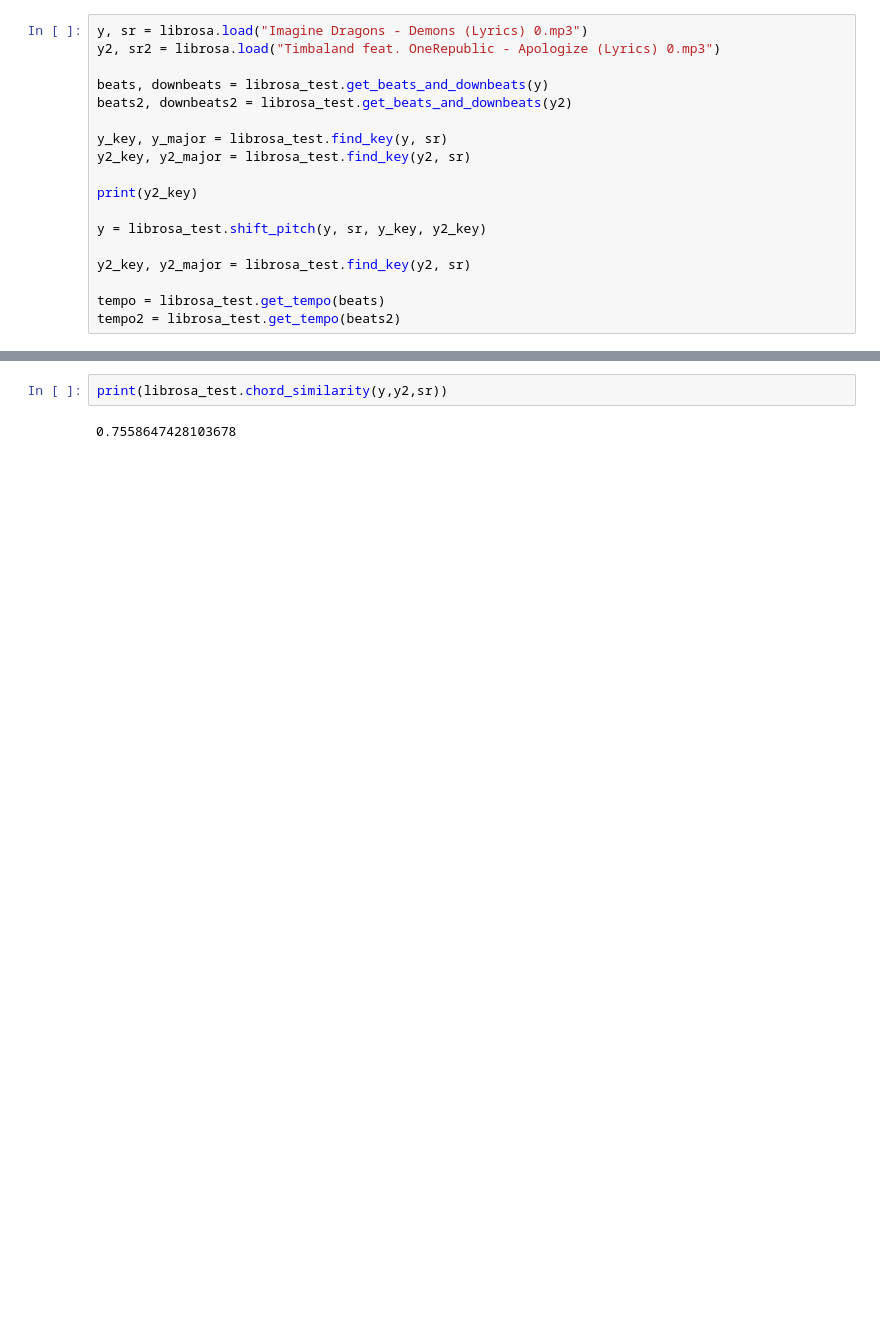
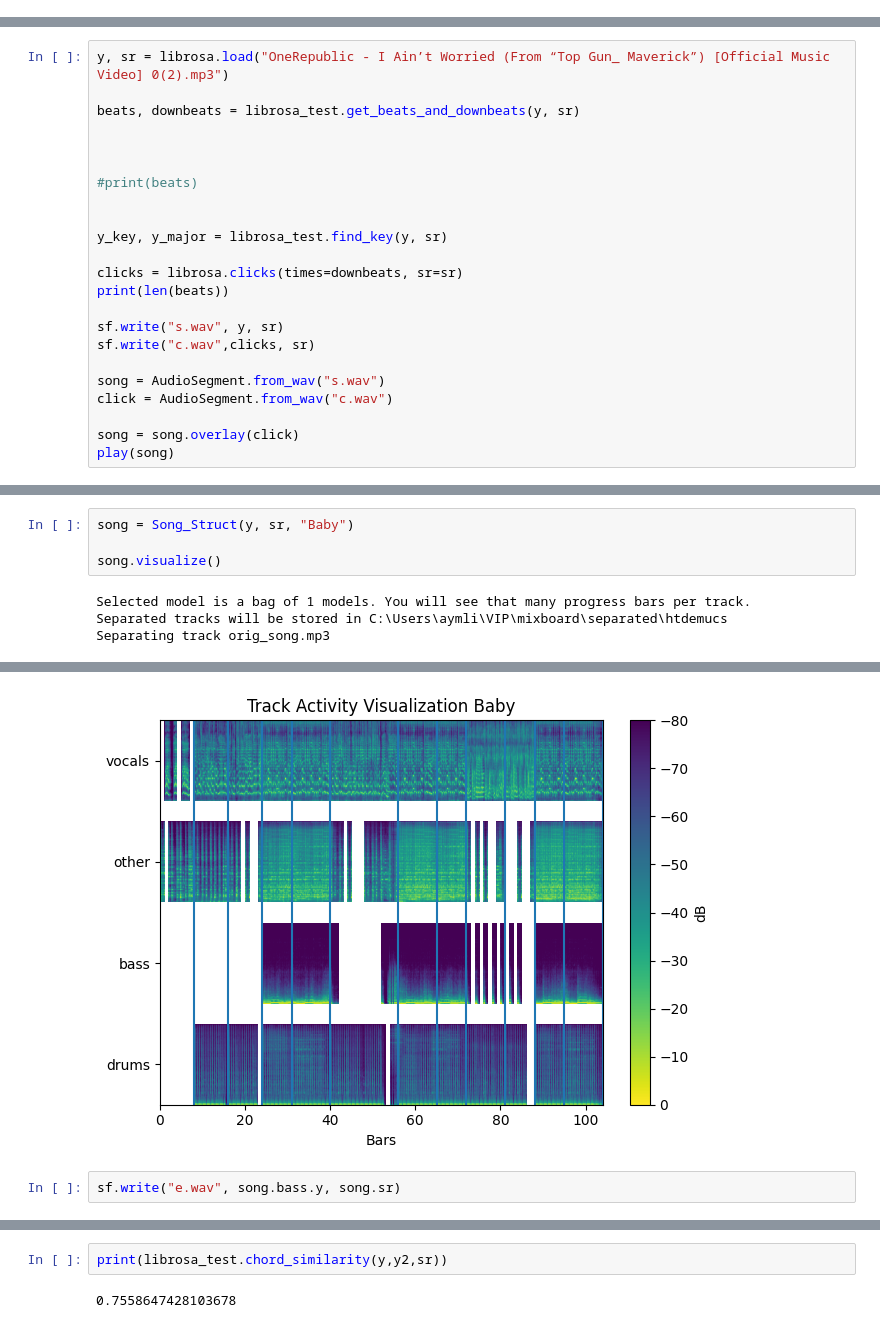
Before and after one commit to alliu7005/mixboard, a Jupyter notebook: test_chord_similarity.ipynb, the cells around one changed output, grey strips where cells are left out. Saved outputs shown, nothing was run; the diff lists cells and outputs as text; blank space fills up the shorter version.

```diff
--- a/test_chord_similarity.ipynb
+++ b/test_chord_similarity.ipynb
@@ -7,18 +0,0 @@ import librosa_test
-# %%
-y, sr = librosa.load("Imagine Dragons - Demons (Lyrics) 0.mp3")
-y2, sr2 = librosa.load("Timbaland feat. OneRepublic - Apologize (Lyrics) 0.mp3")
-
-beats, downbeats = librosa_test.get_beats_and_downbeats(y)
-beats2, downbeats2 = librosa_test.get_beats_and_downbeats(y2)
-
-y_key, y_major = librosa_test.find_key(y, sr)
-y2_key, y2_major = librosa_test.find_key(y2, sr)
-
-print(y2_key)
-
-y = librosa_test.shift_pitch(y, sr, y_key, y2_key)
-
-y2_key, y2_major = librosa_test.find_key(y2, sr)
-
-tempo = librosa_test.get_tempo(beats)
-tempo2 = librosa_test.get_tempo(beats2)
@@ -34,0 +16,23 @@ print(tempo)
+# %%
+y, sr = librosa.load("OneRepublic - I Ain’t Worried (From “Top Gun_ Maverick”) [Official Music Video] 0(2).mp3")
+
+beats, downbeats = librosa_test.get_beats_and_downbeats(y, sr)
+
+
+
+#print(beats)
+
+
+y_key, y_major = librosa_test.find_key(y, sr)
+
+clicks = librosa.clicks(times=downbeats, sr=sr)
+print(len(beats))
+
+sf.write("s.wav", y, sr)
+sf.write("c.wav",clicks, sr)
+
+song = AudioSegment.from_wav("s.wav")
+click = AudioSegment.from_wav("c.wav")
+
+song = song.overlay(click)
+play(song)
@@ -34,0 +70,8 @@ print(tempo)
+# %%
+song = Song_Struct(y, sr, "Baby")
+
+song.visualize()
+# %% [output]
+Selected model is a bag of 1 models. You will see that many progress bars per track.
+Separated tracks will be stored in C:\Users\aymli\VIP\mixboard\separated\htdemucs
+Separating track orig_song.mp3
@@ -34,0 +95,3 @@ print(tempo)
+[figure, added]
+# %%
+sf.write("e.wav", song.bass.y, song.sr)
```
Also changed, not shown: parts of 14 cells of this notebook, 18 other files.
